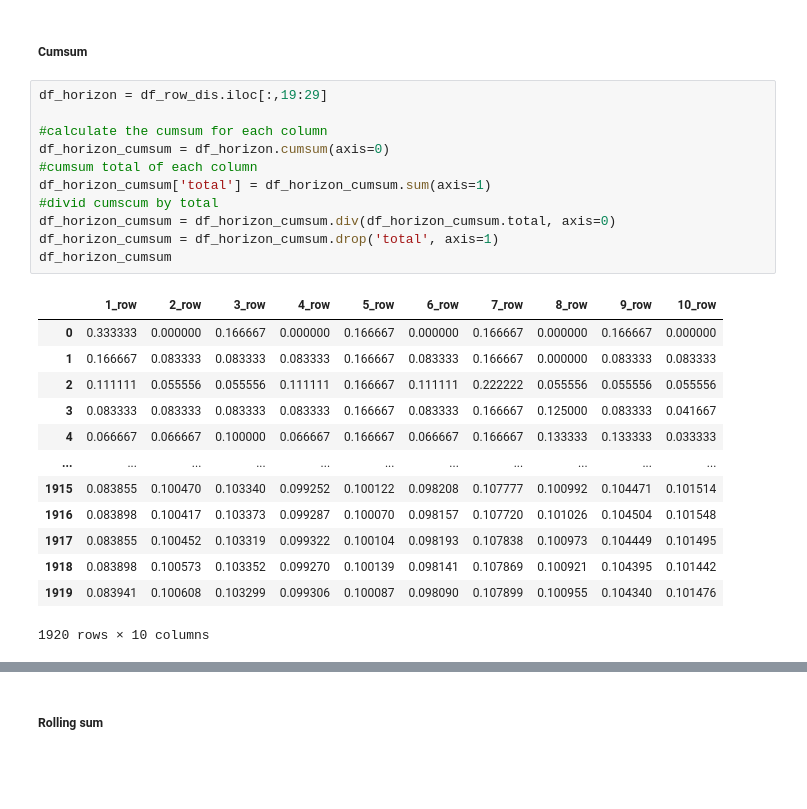
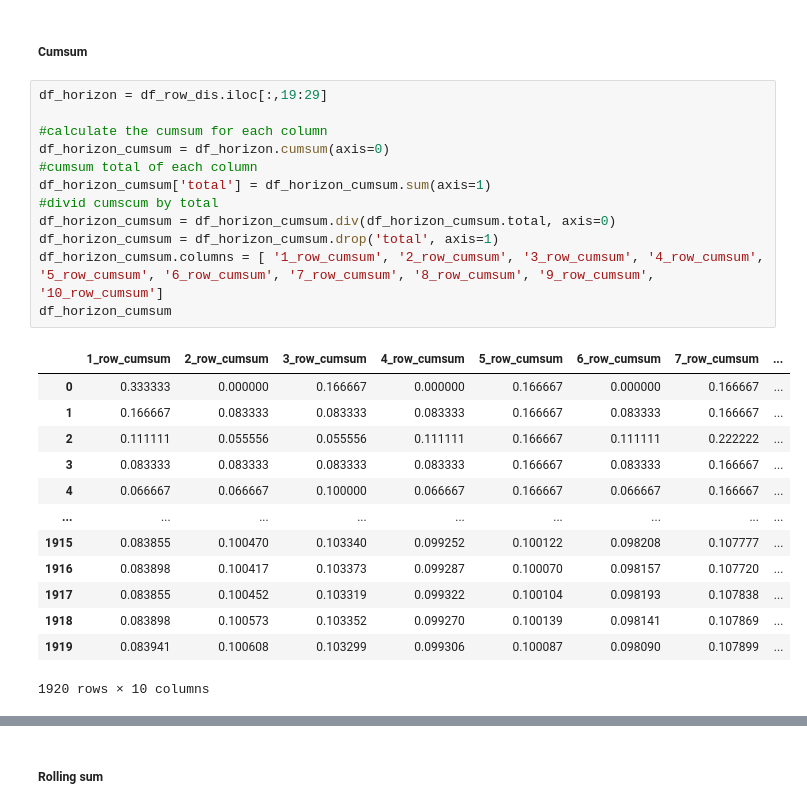
Before and after one commit to TedLLH/HongKongPowerBall_MarkSix, a Jupyter notebook: marksix.ipynb, the cells around one changed output, grey strips where cells are left out. Saved outputs shown, nothing was run; the diff lists cells and outputs as text; blank space fills up the shorter version.

```diff
--- a/marksix.ipynb
+++ b/marksix.ipynb
@@ -629,27 +629,28 @@ Comparing value 233.8 against the group mean:
 # %%
 df_horizon = df_row_dis.iloc[:,19:29]
 
 #calculate the cumsum for each column
 df_horizon_cumsum = df_horizon.cumsum(axis=0)
 #cumsum total of each column
 df_horizon_cumsum['total'] = df_horizon_cumsum.sum(axis=1)
 #divid cumscum by total
 df_horizon_cumsum = df_horizon_cumsum.div(df_horizon_cumsum.total, axis=0)
 df_horizon_cumsum = df_horizon_cumsum.drop('total', axis=1)
+df_horizon_cumsum.columns = [ '1_row_cumsum', '2_row_cumsum', '3_row_cumsum', '4_row_cumsum', '5_row_cumsum', '6_row_cumsum', '7_row_cumsum', '8_row_cumsum', '9_row_cumsum', '10_row_cumsum']
 df_horizon_cumsum
 # %% [output]
-|  | 1_row | 2_row | 3_row | 4_row | 5_row | 6_row | 7_row | 8_row | 9_row | 10_row |
-| 0 | 0.333333 | 0.000000 | 0.166667 | 0.000000 | 0.166667 | 0.000000 | 0.166667 | 0.000000 | 0.166667 | 0.000000 |
-| 1 | 0.166667 | 0.083333 | 0.083333 | 0.083333 | 0.166667 | 0.083333 | 0.166667 | 0.000000 | 0.083333 | 0.083333 |
-| 2 | 0.111111 | 0.055556 | 0.055556 | 0.111111 | 0.166667 | 0.111111 | 0.222222 | 0.055556 | 0.055556 | 0.055556 |
-| 3 | 0.083333 | 0.083333 | 0.083333 | 0.083333 | 0.166667 | 0.083333 | 0.166667 | 0.125000 | 0.083333 | 0.041667 |
-| 4 | 0.066667 | 0.066667 | 0.100000 | 0.066667 | 0.166667 | 0.066667 | 0.166667 | 0.133333 | 0.133333 | 0.033333 |
-| ... | ... | ... | ... | ... | ... | ... | ... | ... | ... | ... |
-| 1915 | 0.083855 | 0.100470 | 0.103340 | 0.099252 | 0.100122 | 0.098208 | 0.107777 | 0.100992 | 0.104471 | 0.101514 |
-| 1916 | 0.083898 | 0.100417 | 0.103373 | 0.099287 | 0.100070 | 0.098157 | 0.107720 | 0.101026 | 0.104504 | 0.101548 |
-| 1917 | 0.083855 | 0.100452 | 0.103319 | 0.099322 | 0.100104 | 0.098193 | 0.107838 | 0.100973 | 0.104449 | 0.101495 |
-| 1918 | 0.083898 | 0.100573 | 0.103352 | 0.099270 | 0.100139 | 0.098141 | 0.107869 | 0.100921 | 0.104395 | 0.101442 |
-| 1919 | 0.083941 | 0.100608 | 0.103299 | 0.099306 | 0.100087 | 0.098090 | 0.107899 | 0.100955 | 0.104340 | 0.101476 |
+|  | 1_row_cumsum | 2_row_cumsum | 3_row_cumsum | 4_row_cumsum | 5_row_cumsum | 6_row_cumsum | 7_row_cumsum | ... |
+| 0 | 0.333333 | 0.000000 | 0.166667 | 0.000000 | 0.166667 | 0.000000 | 0.166667 | ... |
+| 1 | 0.166667 | 0.083333 | 0.083333 | 0.083333 | 0.166667 | 0.083333 | 0.166667 | ... |
+| 2 | 0.111111 | 0.055556 | 0.055556 | 0.111111 | 0.166667 | 0.111111 | 0.222222 | ... |
+| 3 | 0.083333 | 0.083333 | 0.083333 | 0.083333 | 0.166667 | 0.083333 | 0.166667 | ... |
+| 4 | 0.066667 | 0.066667 | 0.100000 | 0.066667 | 0.166667 | 0.066667 | 0.166667 | ... |
+| ... | ... | ... | ... | ... | ... | ... | ... | ... |
+| 1915 | 0.083855 | 0.100470 | 0.103340 | 0.099252 | 0.100122 | 0.098208 | 0.107777 | ... |
+| 1916 | 0.083898 | 0.100417 | 0.103373 | 0.099287 | 0.100070 | 0.098157 | 0.107720 | ... |
+| 1917 | 0.083855 | 0.100452 | 0.103319 | 0.099322 | 0.100104 | 0.098193 | 0.107838 | ... |
+| 1918 | 0.083898 | 0.100573 | 0.103352 | 0.099270 | 0.100139 | 0.098141 | 0.107869 | ... |
+| 1919 | 0.083941 | 0.100608 | 0.103299 | 0.099306 | 0.100087 | 0.098090 | 0.107899 | ... |
 1920 rows × 10 columns
 # %%
 def calculate_horizon_cumsum(df, start_col, num_cols):
```
Also changed, not shown: parts of 49 cells of this notebook.
